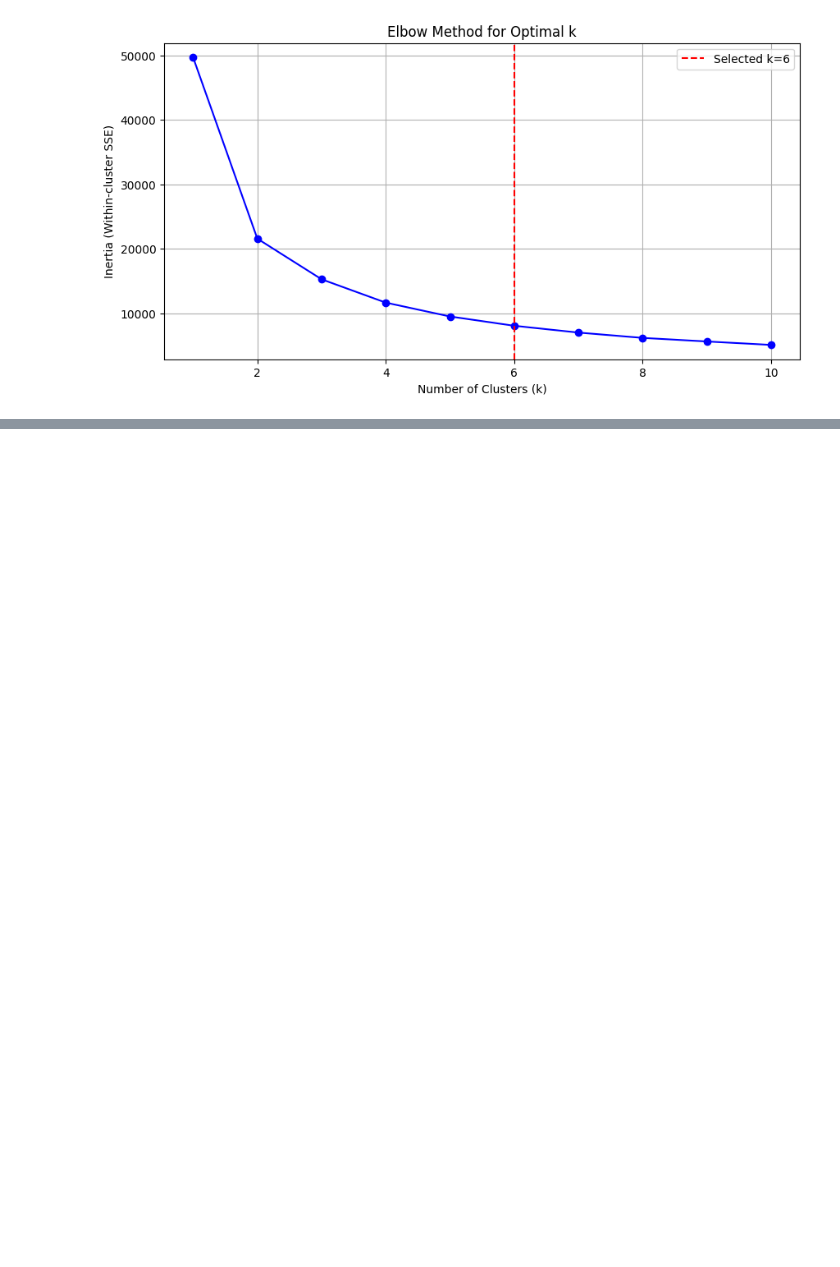
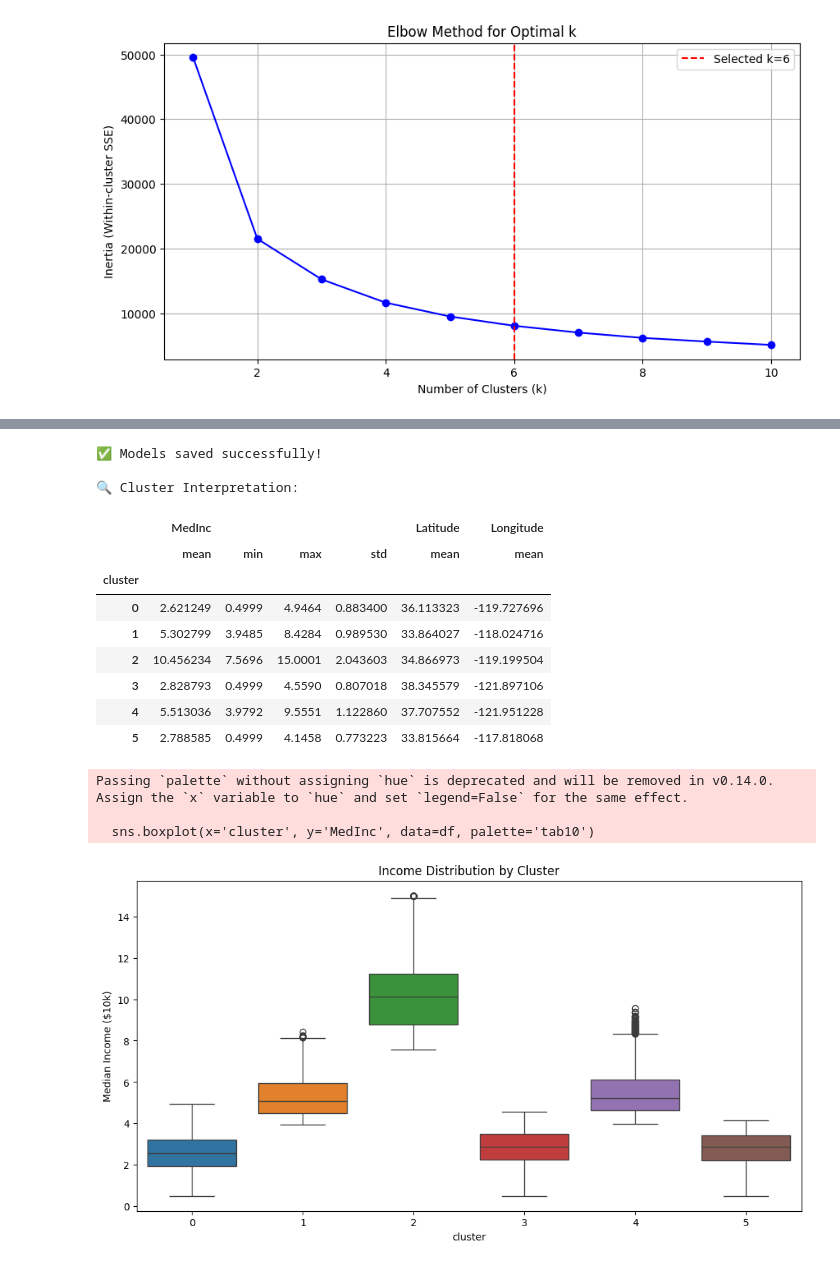
Before and after one commit to 4GeeksAcademy/BakuDShaggy-K-Medias, a Jupyter notebook: src/explore.ipynb, the cells around one changed output, grey strips where cells are left out. Cells and saved outputs as stored; diff of their text form; code cells hidden in the pictures; blank space fills up the shorter version.

```diff
--- a/src/explore.ipynb
+++ b/src/explore.ipynb
@@ -207,0 +216,37 @@ Passing `palette` without assigning `hue` is deprecated and will be removed in v
+# %%
+# Save models
+joblib.dump(kmeans, 'kmeans_model.pkl')
+joblib.dump(rf, 'cluster_classifier.pkl')
+print("✅ Models saved successfully!")
+
+# Cluster interpretation
+print("\n🔍 Cluster Interpretation:")
+cluster_stats = df.groupby('cluster').agg({
+    'MedInc': ['mean', 'min', 'max', 'std'],
+    'Latitude': 'mean',
+    'Longitude': 'mean'
+})
+display(cluster_stats)
+
+plt.figure(figsize=(12, 6))
+sns.boxplot(x='cluster', y='MedInc', data=df, palette='tab10')
+plt.title('Income Distribution by Cluster')
+plt.ylabel('Median Income ($10k)')
+plt.show()
+# %% [output]
+✅ Models saved successfully!
+
+🔍 Cluster Interpretation:
+|  | MedInc |  |  |  | Latitude | Longitude |
+|  | mean | min | max | std | mean | mean |
+| cluster |  |  |  |  |  |  |
+| 0 | 2.621249 | 0.4999 | 4.9464 | 0.883400 | 36.113323 | -119.727696 |
+| 1 | 5.302799 | 3.9485 | 8.4284 | 0.989530 | 33.864027 | -118.024716 |
+| 2 | 10.456234 | 7.5696 | 15.0001 | 2.043603 | 34.866973 | -119.199504 |
+| 3 | 2.828793 | 0.4999 | 4.5590 | 0.807018 | 38.345579 | -121.897106 |
+| 4 | 5.513036 | 3.9792 | 9.5551 | 1.122860 | 37.707552 | -121.951228 |
+| 5 | 2.788585 | 0.4999 | 4.1458 | 0.773223 | 33.815664 | -117.818068 |
+Passing `palette` without assigning `hue` is deprecated and will be removed in v0.14.0. Assign the `x` variable to `hue` and set `legend=False` for the same effect.
+
+  sns.boxplot(x='cluster', y='MedInc', data=df, palette='tab10')
+[figure, added]
```
Also changed, not shown: parts of 3 cells of this notebook, 2 other files.
